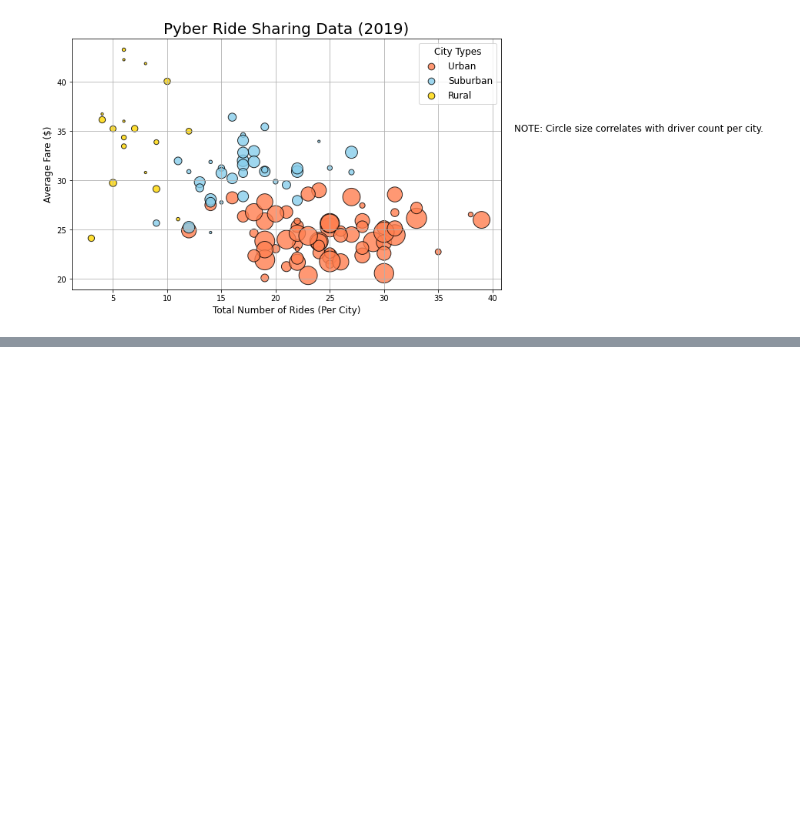
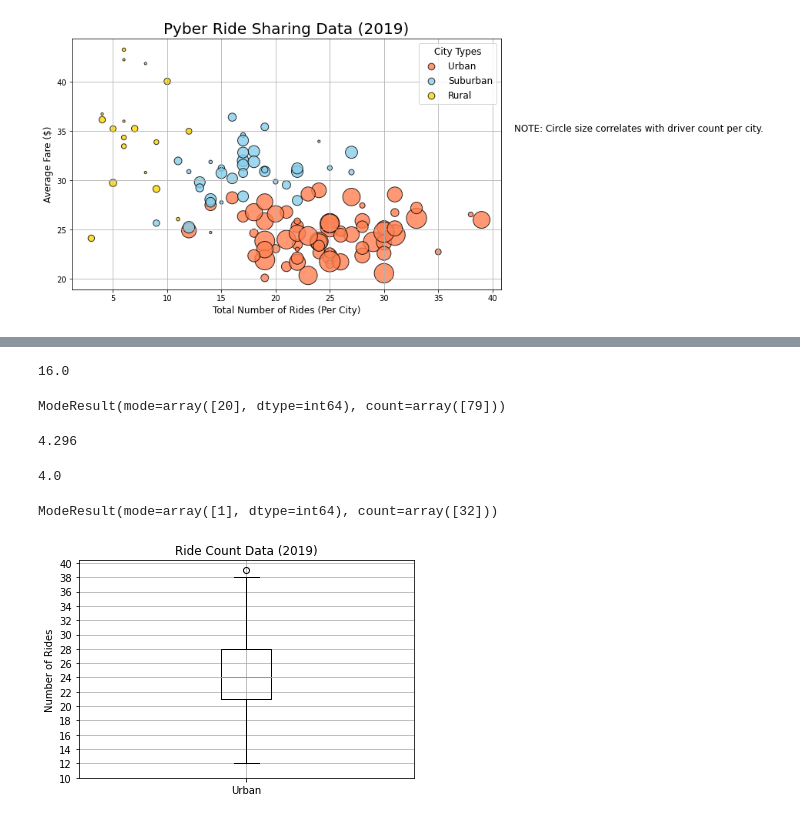
Before and after one commit to hdanso/pyber_analysis, a Jupyter notebook: PyBer.ipynb, the cells around one changed output, grey strips where cells are left out. Drawn from its saved outputs; the diff is of its cells as text; code cells hidden in the pictures; blank space fills up the shorter version.

```diff
--- a/PyBer.ipynb
+++ b/PyBer.ipynb
@@ -404,0 +713,43 @@ plt.show()
+# %%
+median_suburban_drivers = np.median(suburban_drivers)
+median_suburban_drivers
+# %% [output]
+16.0
+# %%
+mode_suburban_drivers = sts.mode(suburban_drivers)
+mode_suburban_drivers
+# %% [output]
+ModeResult(mode=array([20], dtype=int64), count=array([79]))
+# %%
+# Calculate the measures of central tendency for the number of drivers for the rural cities
+mean_rural_drivers = np.mean(rural_drivers)
+mean_rural_drivers
+# %% [output]
+4.296
+# %%
+median_rural_drivers = np.median(rural_drivers)
+median_rural_drivers
+# %% [output]
+4.0
+# %%
+mode_rural_drivers = sts.mode(rural_drivers)
+mode_rural_drivers
+# %% [output]
+ModeResult(mode=array([1], dtype=int64), count=array([32]))
+# %%
+# 11. Box and whisker plots
+
+# Create a box and whisker plot for the urban cities ride count (use ax.boxplot() function)
+xlabels = ["Urban"]
+fig, ax = plt.subplots()
+ax.boxplot(urban_count, labels=xlabels)
+
+# Add the titles, y axis label and grid
+ax.set_title('Ride Count Data (2019)')
+ax.set_ylabel('Number of Rides')
+ax.set_yticks(np.arange(10,41, step=2.0))
+ax.grid()
+
+plt.show()
+# %% [output]
+[figure, added]
```
Also changed, not shown: parts of 51 cells of this notebook.
